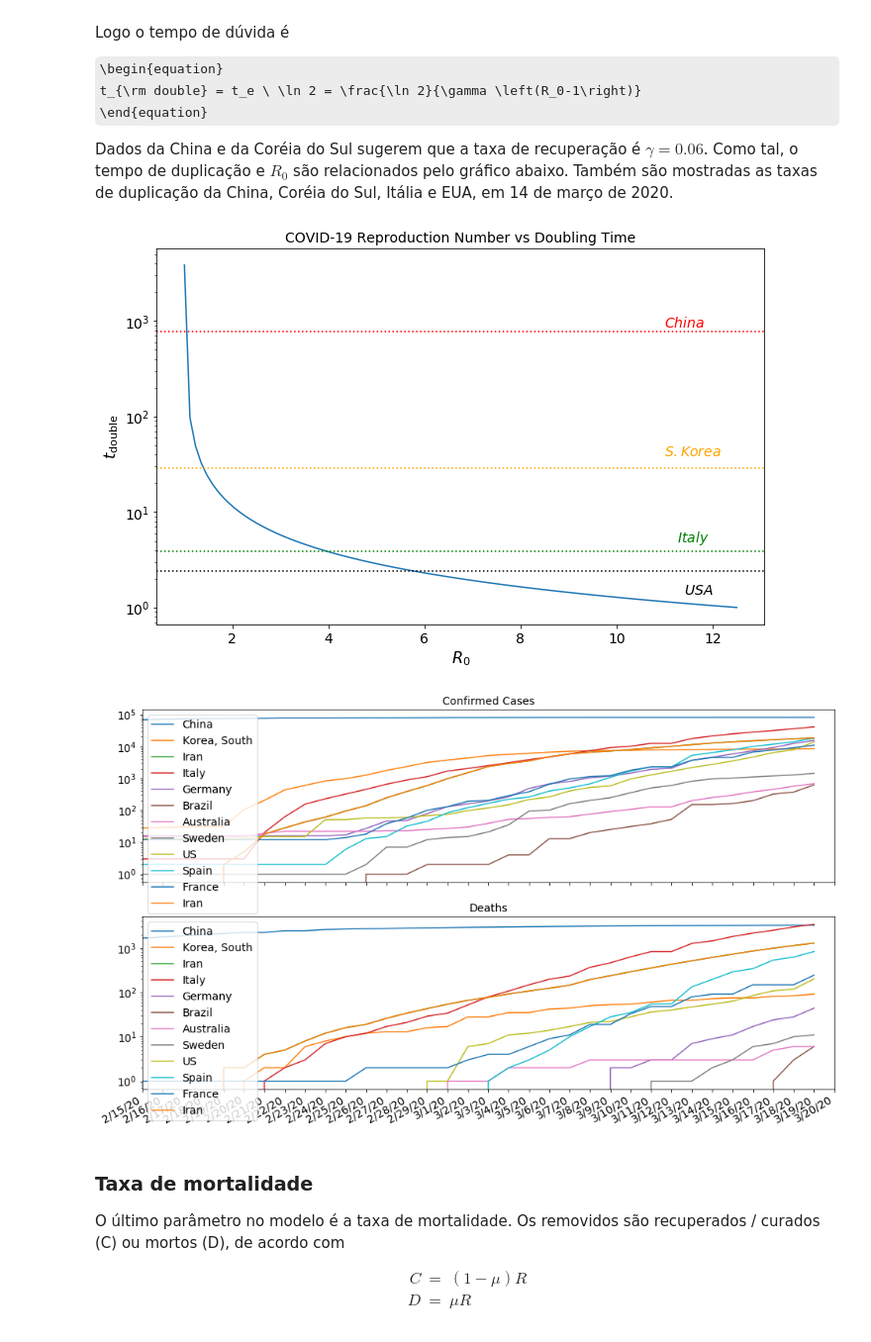
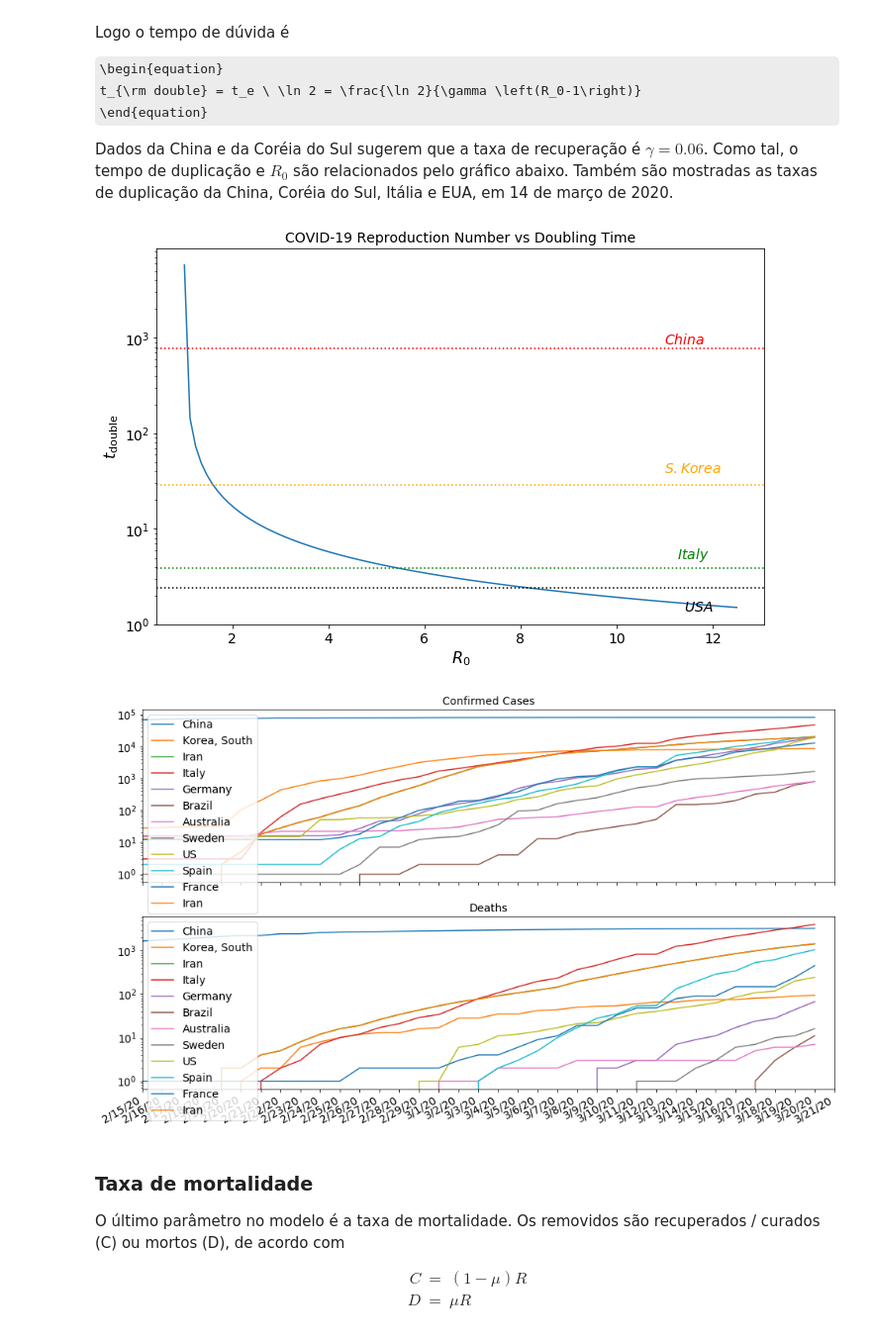
Before and after one commit to StanleyCruvinel/covid19, a Jupyter notebook: Covid19_changes.ipynb, the cells around one changed output. Shown at 99% size. Saved outputs shown, nothing was run; the diff lists cells and outputs as text; code cells hidden in the pictures; some formulas as TeX source.

```diff
--- a/Covid19_changes.ipynb
+++ b/Covid19_changes.ipynb
@@ -82,9 +82,7 @@ import sys
 #
 # R0 vs doubling time
 #
-
-gamma = 0.06
-mu = 0.01
+gamma = 0.04
 R0=np.linspace(1.003,12.5,100)
 doubling_time = np.log(2.)/(gamma*(R0-1))
 plt.figure(figsize=(11,7))
@@ -97,35 +95,35 @@ plt.plot(R0,doubling_time)
 
 plt.axhline(2.4,linestyle=':',color='black')
 plt.axhline(3.9,linestyle=':',color='green')
 plt.axhline(29,linestyle=':',color='orange')
 plt.axhline(770,linestyle=':',color='red')
 
 plt.annotate('$USA$'     ,xy=(11.4,2.4-1),color='black')
 plt.annotate('$Italy$'   ,xy=(11.25,3.9+1),color='green')
 plt.annotate('$S. Korea$',xy=(11.0,29+10) ,color='orange')
 plt.annotate('$China$'   ,xy=(11.0,770+100),color='red')
 
 plt.title("COVID-19 Reproduction Number vs Doubling Time")
 plt.ylabel("$t_{\mathrm{double}}$")
 plt.xlabel("$R_0$")
 plt.yscale('log')
 
 SMALL_SIZE = 12
 MEDIUM_SIZE = 14
 BIGGER_SIZE = 16
 
 plt.rc('font', size=MEDIUM_SIZE) # controls default text sizes
 plt.rc('axes', titlesize=MEDIUM_SIZE) # fontsize of the axes title
 plt.rc('axes', labelsize=BIGGER_SIZE) # fontsize of the x and y labels
 plt.rc('xtick', labelsize=MEDIUM_SIZE) # fontsize of the tick labels
 plt.rc('ytick', labelsize=MEDIUM_SIZE) # fontsize of the tick labels
 plt.rc('legend', fontsize=MEDIUM_SIZE) # legend fontsize
 plt.rc('figure', titlesize=BIGGER_SIZE) # fontsize of the figure title
 
-plt.show()
+#plt.show()
 #plt.savefig("R0DT_"+np.str(datetime.datetime.today())+".pdf")
 # %% [output]
-[figure, old version]
+[figure, new version]
 # %%
 def date_to_time(d):
     from datetime import datetime
@@ -269,14 +267,14 @@ ax2.legend()
 ax1.set_title('Confirmed Cases')
 ax2.set_title('Deaths')
 
-ax1.set_xlim(["2/15/20","3/20/20"])
-ax2.set_xlim(["2/15/20","3/20/20"])
+ax1.set_xlim(["2/15/20","3/21/20"])
+ax2.set_xlim(["2/15/20","3/21/20"])
 
 fig.autofmt_xdate()
 
 plt.show()
 # %% [output]
-[figure, old version]
+[figure, new version]
 # %% [markdown]
 ### Taxa de mortalidade
 
```
Also changed, not shown: parts of 9 cells of this notebook, 11 other files.
